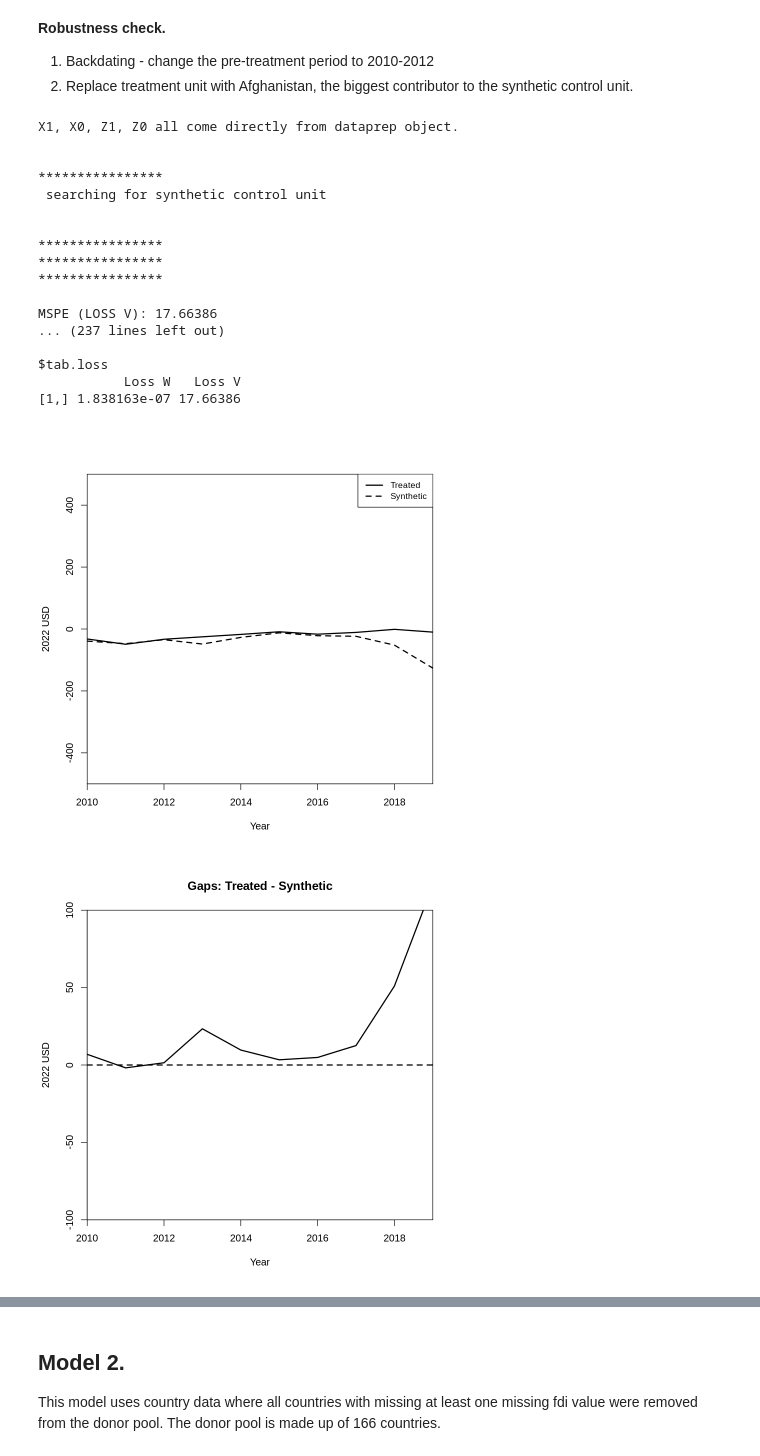
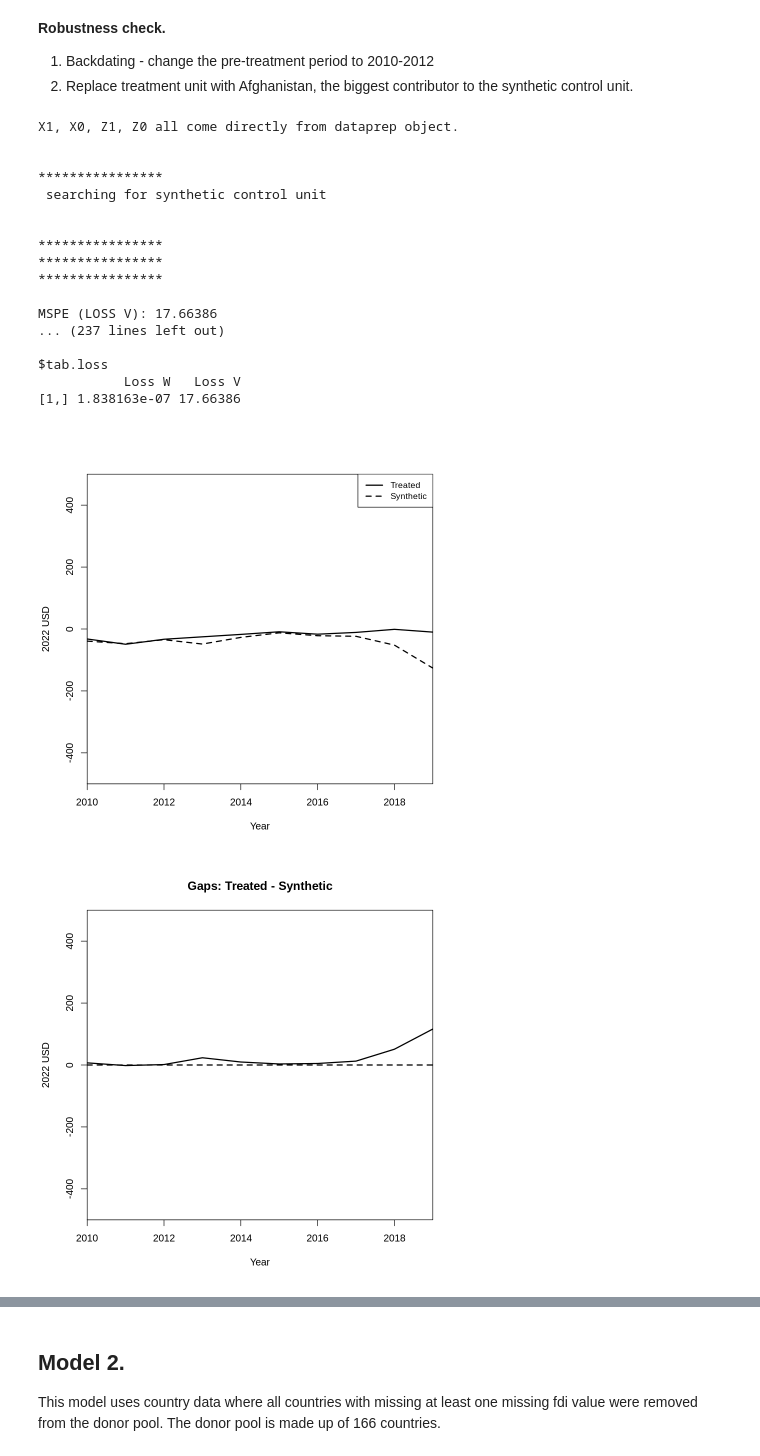
Before and after one commit to ibukunlola/capstone, a Jupyter notebook: model3/synth_cont.ipynb, the cells around one changed output, grey strips where cells are left out. Saved outputs shown, nothing was run; the diff lists cells and outputs as text; code cells hidden in the pictures.

```diff
--- a/model3/synth_cont.ipynb
+++ b/model3/synth_cont.ipynb
@@ -198,35 +213,35 @@ path.plot(dataprep.res = dataprep.out,
           ,Ylim = c(-500, 500),
           Ylab = '2022 USD',
           Xlab = "Year"
           )
 
 
 gaps.plot(dataprep.res = dataprep.out,
           synth.res = synth.out
-          ,Ylim = c(-100, 100),
+          ,Ylim = c(-500, 500),
           Ylab = '2022 USD',
           Xlab = "Year"
           )
 # %% [output]
 X1, X0, Z1, Z0 all come directly from dataprep object.
 
 
 ****************
  searching for synthetic control unit
 
 
 ****************
 ****************
 ****************
 
 MSPE (LOSS V): 17.66386
 ... (237 lines left out)
 
 $tab.loss
            Loss W   Loss V
 [1,] 1.838163e-07 17.66386
 [figure]
-[figure, old version]
+[figure, new version]
 # %%
 # CHANGE TREATMENT UNIT
 dataprep.out <- dataprep(dd_pc,
```
Also changed, not shown: parts of 5 cells of this notebook.
